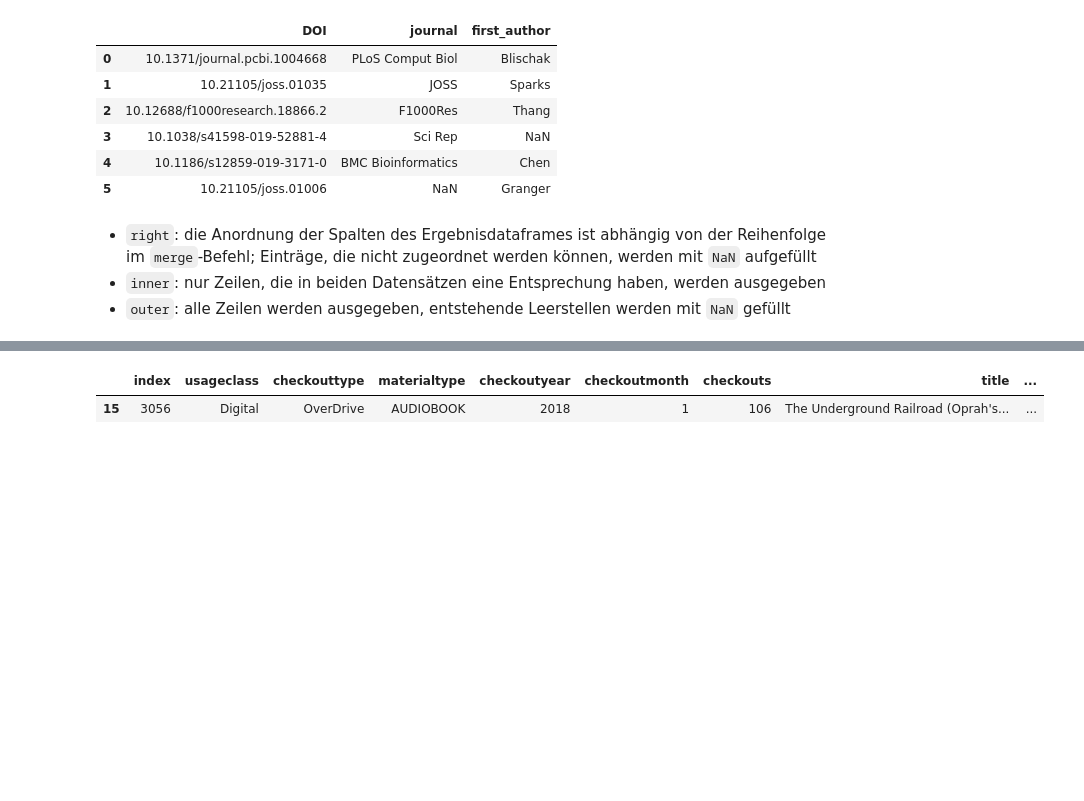
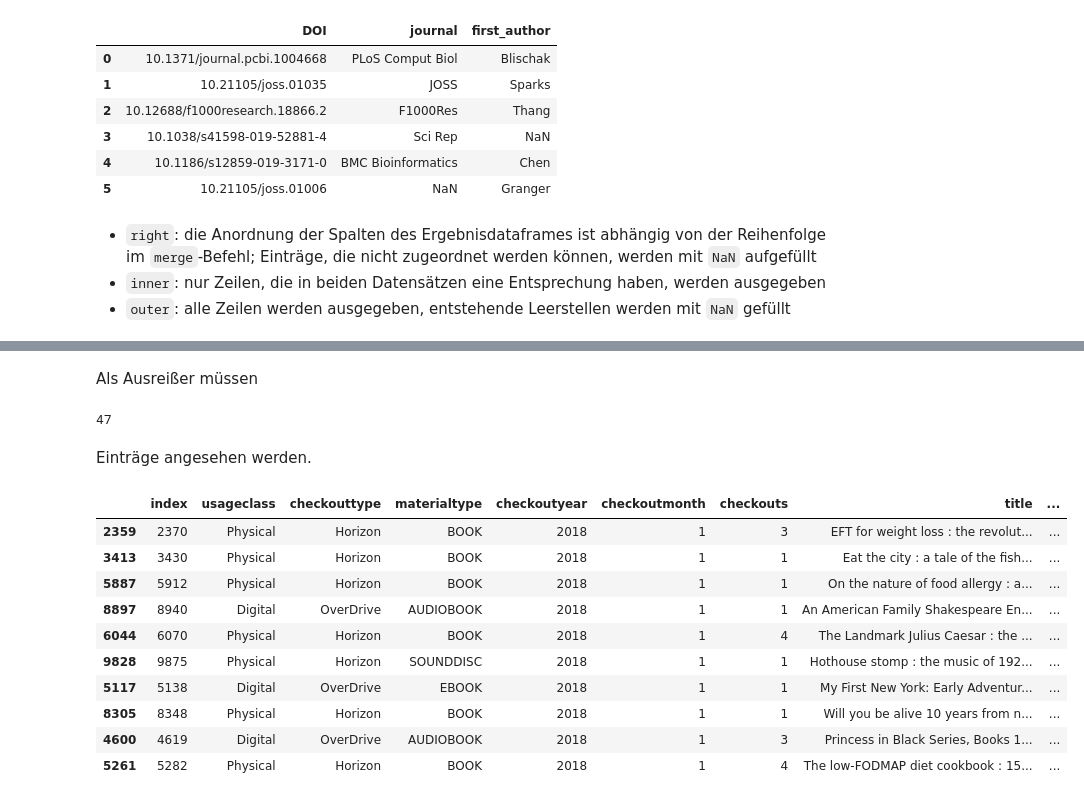
Before and after one commit to nanselm/2023-2024-ZK_FDM_nanselm, a Jupyter notebook: 20231219_fdm_ha3.ipynb, the cells around one changed output, grey strips where cells are left out. Cells and saved outputs as stored; diff of their text form; code cells hidden in the pictures; blank space fills up the shorter version.

```diff
--- a/20231219_fdm_ha3.ipynb
+++ b/20231219_fdm_ha3.ipynb
@@ -103,18 +123,31 @@ a = codf['checkouts'].describe() #hist(bins = 100)
+# %% [markdown]
+Als Ausreißer müssen
+# %%
+answerQ2
+# %% [output]
+47
+# %% [markdown]
+Einträge angesehen werden.
 # %%
-
-comax = a['mean'] + (a['std']*4)
-comin = a['mean'] - (a['std']*4)
-dfNoOutlier = codf.loc[(codf['checkouts'] < comax) & (codf['checkouts'] > comin)]
-answerQ2 = len(codf) - len(dfNoOutlier)
 #dfOutlier
 dfOutlier = codf.loc[(codf['checkouts'] > comax) | (codf['checkouts'] < comin)]
 
-titleLen = [len(i.split('/')[0]) for i in dfOutlier['title']]
+titleLen = [len(i.split('/')[0]) for i in dfNoOutlier['title']]
 
 titleLen = pd.DataFrame({'title length' : titleLen})
-dfOutlier = dfOutlier.reset_index()
-x = pd.concat([dfOutlier, titleLen], axis = 1)
-answerQ3 = x.loc[x['title length'] == x['title length'].max()]
+dfNoOutlier2 = dfNoOutlier.reset_index()
+x = pd.concat([dfNoOutlier2, titleLen], axis = 1)
+x = x.sort_values(by=['title length'], ascending = False)
+x.iloc[0:10]
 # %% [output]
 |  | index | usageclass | checkouttype | materialtype | checkoutyear | checkoutmonth | checkouts | title | ... |
-| 15 | 3056 | Digital | OverDrive | AUDIOBOOK | 2018 | 1 | 106 | The Underground Railroad (Oprah's... | ... |
+| 2359 | 2370 | Physical | Horizon | BOOK | 2018 | 1 | 3 | EFT for weight loss : the revolut... | ... |
+| 3413 | 3430 | Physical | Horizon | BOOK | 2018 | 1 | 1 | Eat the city : a tale of the fish... | ... |
+| 5887 | 5912 | Physical | Horizon | BOOK | 2018 | 1 | 1 | On the nature of food allergy : a... | ... |
+| 8897 | 8940 | Digital | OverDrive | AUDIOBOOK | 2018 | 1 | 1 | An American Family Shakespeare En... | ... |
+| 6044 | 6070 | Physical | Horizon | BOOK | 2018 | 1 | 4 | The Landmark Julius Caesar : the ... | ... |
+| 9828 | 9875 | Physical | Horizon | SOUNDDISC | 2018 | 1 | 1 | Hothouse stomp : the music of 192... | ... |
+| 5117 | 5138 | Digital | OverDrive | EBOOK | 2018 | 1 | 1 | My First New York: Early Adventur... | ... |
+| 8305 | 8348 | Physical | Horizon | BOOK | 2018 | 1 | 1 | Will you be alive 10 years from n... | ... |
+| 4600 | 4619 | Digital | OverDrive | AUDIOBOOK | 2018 | 1 | 3 | Princess in Black Series, Books 1... | ... |
+| 5261 | 5282 | Physical | Horizon | BOOK | 2018 | 1 | 4 | The low-FODMAP diet cookbook : 15... | ... |
```
Also changed, not shown: parts of 5 cells of this notebook.
